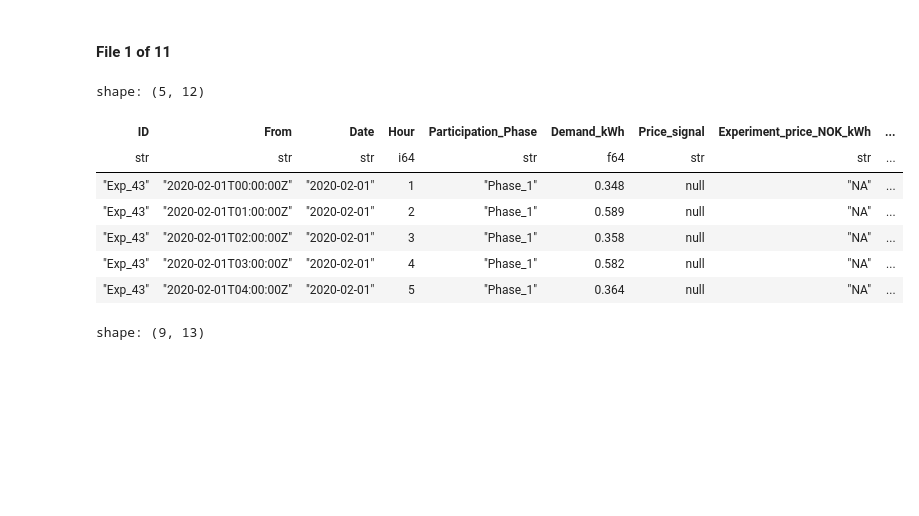
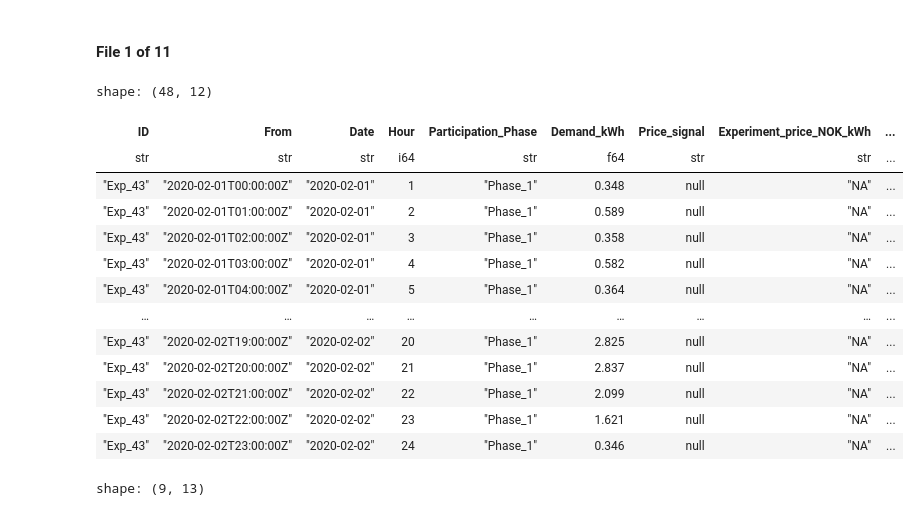
Before and after one commit to MartinOmasta/team_omega, a Jupyter notebook: notebooks/01_exploratory_data_analysis.ipynb, the cells around one changed output. Cells and saved outputs as stored; diff of their text form; code cells hidden in the pictures; blank space fills up the shorter version.

```diff
--- a/notebooks/01_exploratory_data_analysis.ipynb
+++ b/notebooks/01_exploratory_data_analysis.ipynb
@@ -23,16 +23,22 @@ file_path_data_hourly = os.path.join(parent, "Data", "data_hourly.csv")
 #Load data into environment using the file path variable with appropriate relative path, default encoding='utf-8'
 data_hourly_df = pl.read_csv(file_path_data_hourly)
 # %%
-data_hourly_df.head(5)
+data_hourly_df.head(48)
 # %% [output]
-shape: (5, 12)
+shape: (48, 12)
 | ID | From | Date | Hour | Participation_Phase | Demand_kWh | Price_signal | Experiment_price_NOK_kWh | ... |
 | str | str | str | i64 | str | f64 | str | str | ... |
 | "Exp_43" | "2020-02-01T00:00:00Z" | "2020-02-01" | 1 | "Phase_1" | 0.348 | null | "NA" | ... |
 | "Exp_43" | "2020-02-01T01:00:00Z" | "2020-02-01" | 2 | "Phase_1" | 0.589 | null | "NA" | ... |
 | "Exp_43" | "2020-02-01T02:00:00Z" | "2020-02-01" | 3 | "Phase_1" | 0.358 | null | "NA" | ... |
 | "Exp_43" | "2020-02-01T03:00:00Z" | "2020-02-01" | 4 | "Phase_1" | 0.582 | null | "NA" | ... |
 | "Exp_43" | "2020-02-01T04:00:00Z" | "2020-02-01" | 5 | "Phase_1" | 0.364 | null | "NA" | ... |
+| … | … | … | … | … | … | … | … | ... |
+| "Exp_43" | "2020-02-02T19:00:00Z" | "2020-02-02" | 20 | "Phase_1" | 2.825 | null | "NA" | ... |
+| "Exp_43" | "2020-02-02T20:00:00Z" | "2020-02-02" | 21 | "Phase_1" | 2.837 | null | "NA" | ... |
+| "Exp_43" | "2020-02-02T21:00:00Z" | "2020-02-02" | 22 | "Phase_1" | 2.099 | null | "NA" | ... |
+| "Exp_43" | "2020-02-02T22:00:00Z" | "2020-02-02" | 23 | "Phase_1" | 1.621 | null | "NA" | ... |
+| "Exp_43" | "2020-02-02T23:00:00Z" | "2020-02-02" | 24 | "Phase_1" | 0.346 | null | "NA" | ... |
 # %%
 data_hourly_df.describe()
 # %% [output]
```
Also changed, not shown: parts of 1 cell of this notebook, 1 other file.
